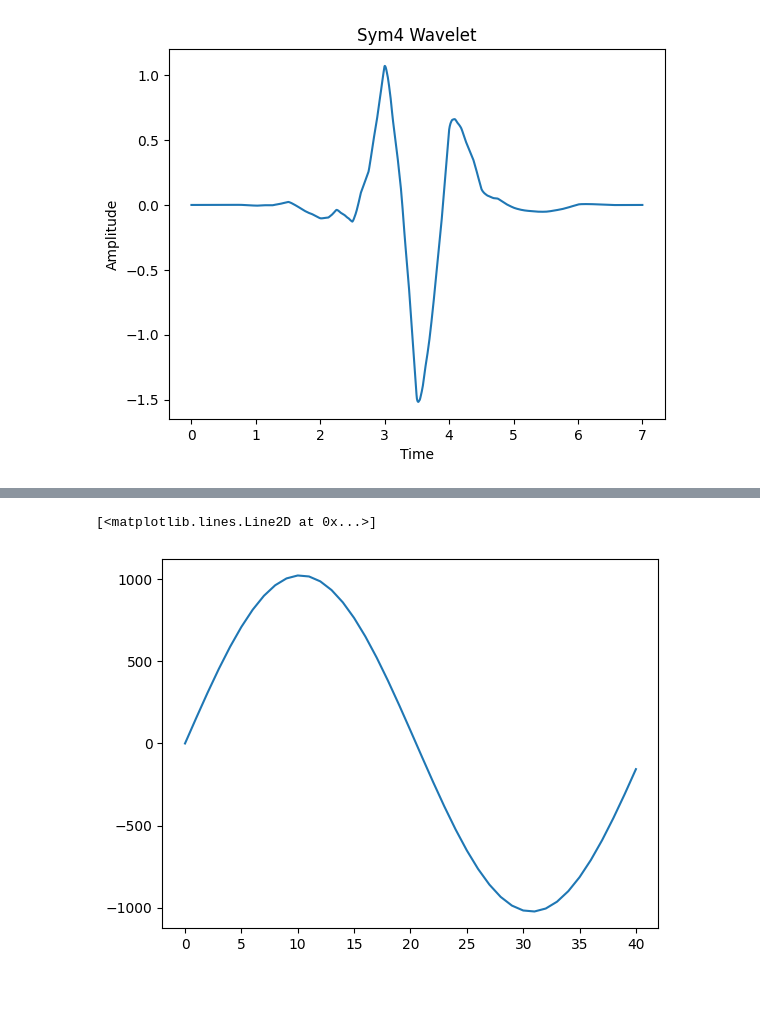
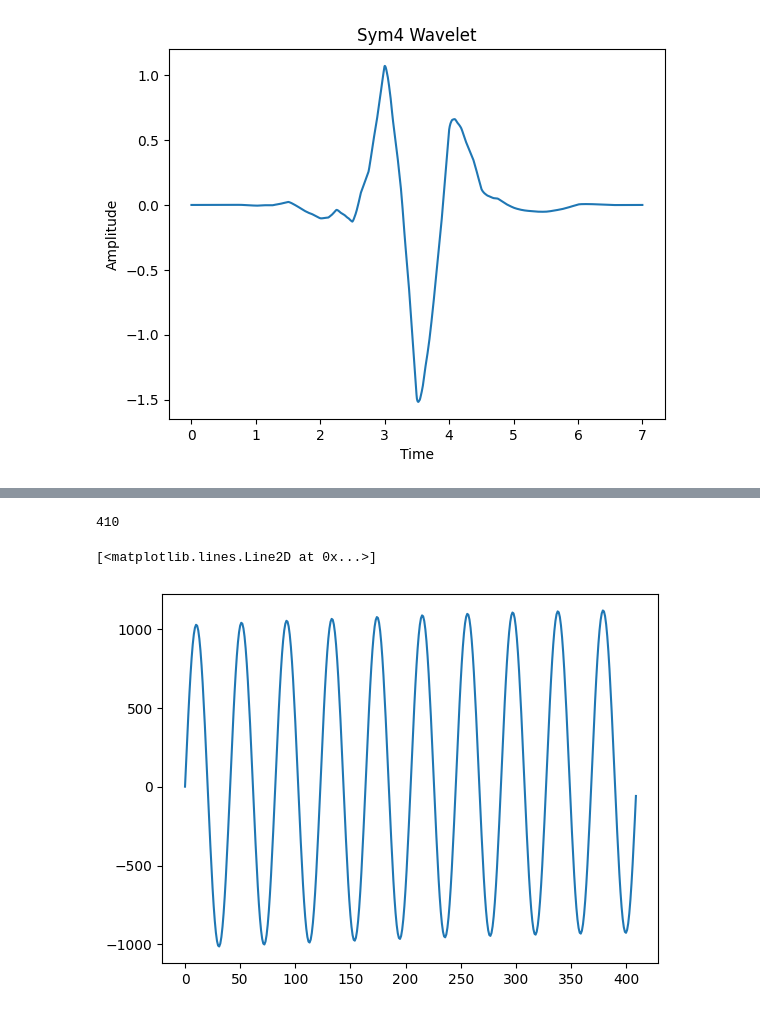
Before and after one commit to zaidpitafi/heartsim, a Jupyter notebook: z.ipynb, the cells around one changed output, grey strips where cells are left out. Cells and saved outputs as stored; diff of their text form; code cells hidden in the pictures.

```diff
--- a/z.ipynb
+++ b/z.ipynb
@@ -80,10 +54,24 @@ def sine_gen (amp, samples):
 
     # Generate the sine wave
     sine_wave = amplitude * np.sin(2 * np.pi * frequency * t)
+    sine_wave = np.tile(sine_wave,10)
     return sine_wave
+# %%
+def rr_gen(in_sig, respiratory_rate):
+    print(len(in_sig))
+    num_points = int(in_sig.shape[0])
+    x_space = np.linspace(0,1,num_points)
+    seg_fre = respiratory_rate / (60/1)
+    seg_amp = max(in_sig)*0.10
+    rr_component = seg_amp*np.sin(2*np.pi * seg_fre * x_space)
+    in_sig += rr_component
+
+    return in_sig
 # %%
 a = sine_gen(1024,41)
+a = rr_gen(a, respiratory_rate=12)
 plt.plot(a)
 # %% [output]
-[<matplotlib.lines.Line2D at 0x...>]
+410
+[<matplotlib.lines.Line2D at 0x...>]
-[figure, old version]
+[figure, new version]
```
Also changed, not shown: parts of 4 cells of this notebook, 1 other file.
